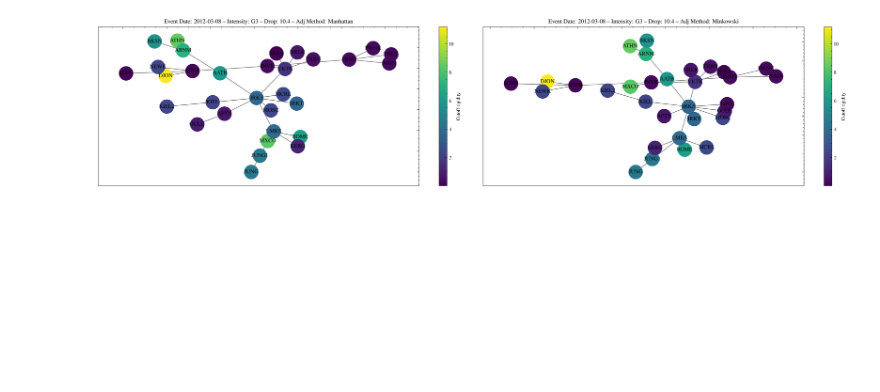
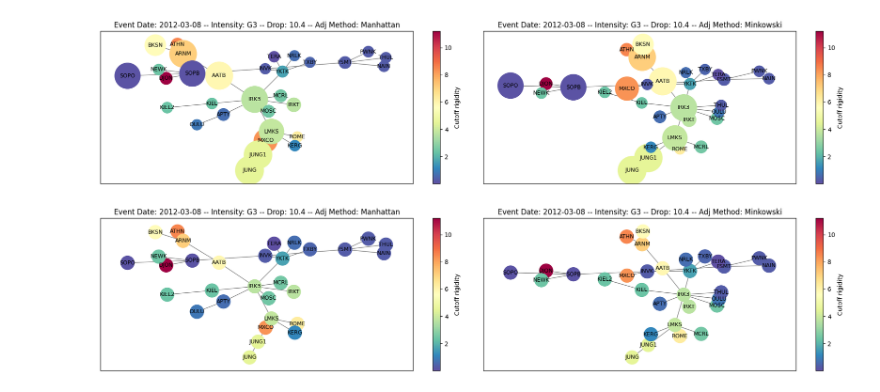
Before and after one commit to dosquisd/NMDB-FD-PredictorWithGraphs, a Jupyter notebook: notebooks/008_plots_for_paper.ipynb, the cells around one changed output. Drawn from its saved outputs; the diff is of its cells as text; code cells hidden in the pictures; blank space fills up the shorter version.

```diff
--- a/notebooks/008_plots_for_paper.ipynb
+++ b/notebooks/008_plots_for_paper.ipynb
@@ -32,14 +21,42 @@ plot_df
 # %%
+event_filename = "all.txt"
+use_threshold = imput_data = False
+df = get_dataset_filename(event_filename, imput_data, use_threshold)
+
+normalizer = Normalizer.Z_SCORE
+transformation = DistanceTransformation.EXPONENTIAL
+event_date = "2012-03-08"
+
+plot_df = df[
+    (df["normalization"] == normalizer.value)
+    & (df["transformation"] == transformation.value)
+    & (df["event_date"] == event_date)
+]
+
 filename_encoded = encode_variables_to_filename(
     event_filename, imput_data, use_threshold
 ).removesuffix(".csv")
 filename_encoded += (
     f"_transformation-{transformation.value}_normalizer-{normalizer.value}"
 )
 
 format = "png"
 
-fig = plot_graphs_result(plot_df, fixed_node_size=500, ncols_multiplier=9.0)
-fig.savefig(FIGDIR / f"{filename_encoded}.{format}", format=format)
+fig = plot_graphs_result(
+    plot_df,
+    ncols_multiplier=9.0,
+    altitude_normalizer=Normalizer.Z_SCORE,
+    cmap=plt.cm.Spectral_r,
+)
+fig.savefig(FIGDIR / f"{filename_encoded}-{event_date}-fixed.{format}", format=format)
+
+fig = plot_graphs_result(
+    plot_df,
+    ncols_multiplier=9.0,
+    fixed_node_size=500,
+    cmap=plt.cm.Spectral_r,
+)
+fig.savefig(FIGDIR / f"{filename_encoded}-{event_date}-altitude.{format}", format=format)
 # %% [output]
-[figure, old version]
+[figure, new version]
+[figure, added]
```
Also changed, not shown: parts of 5 cells of this notebook, 6 other files.
